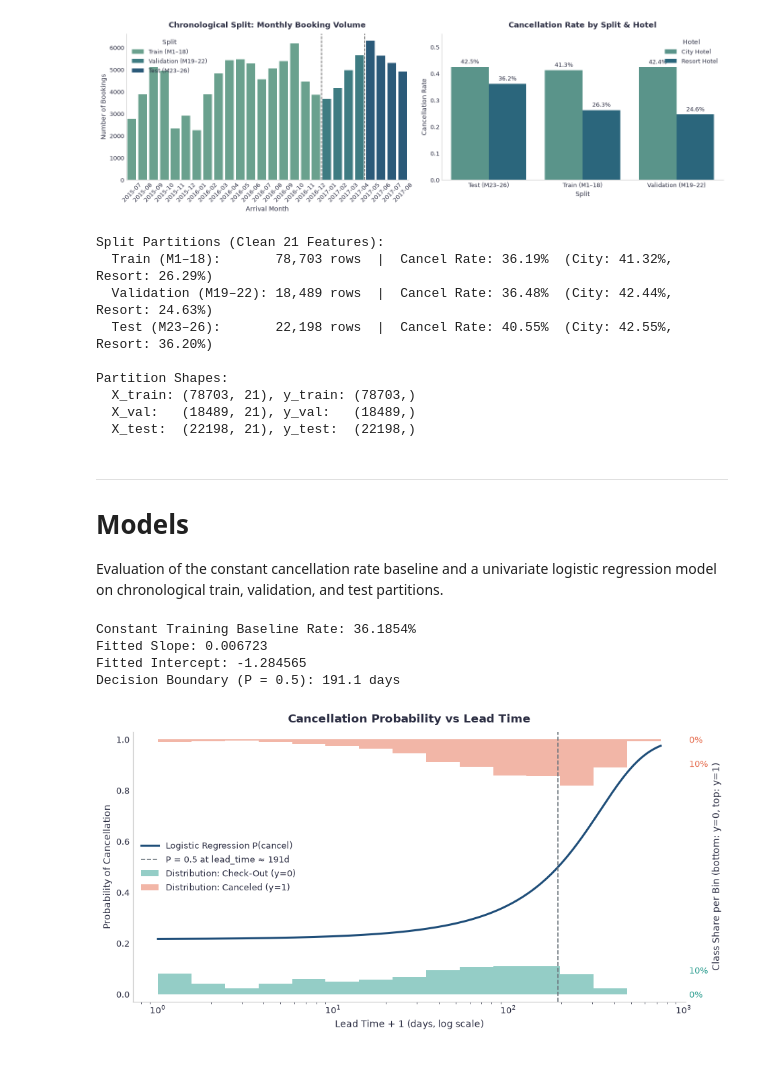
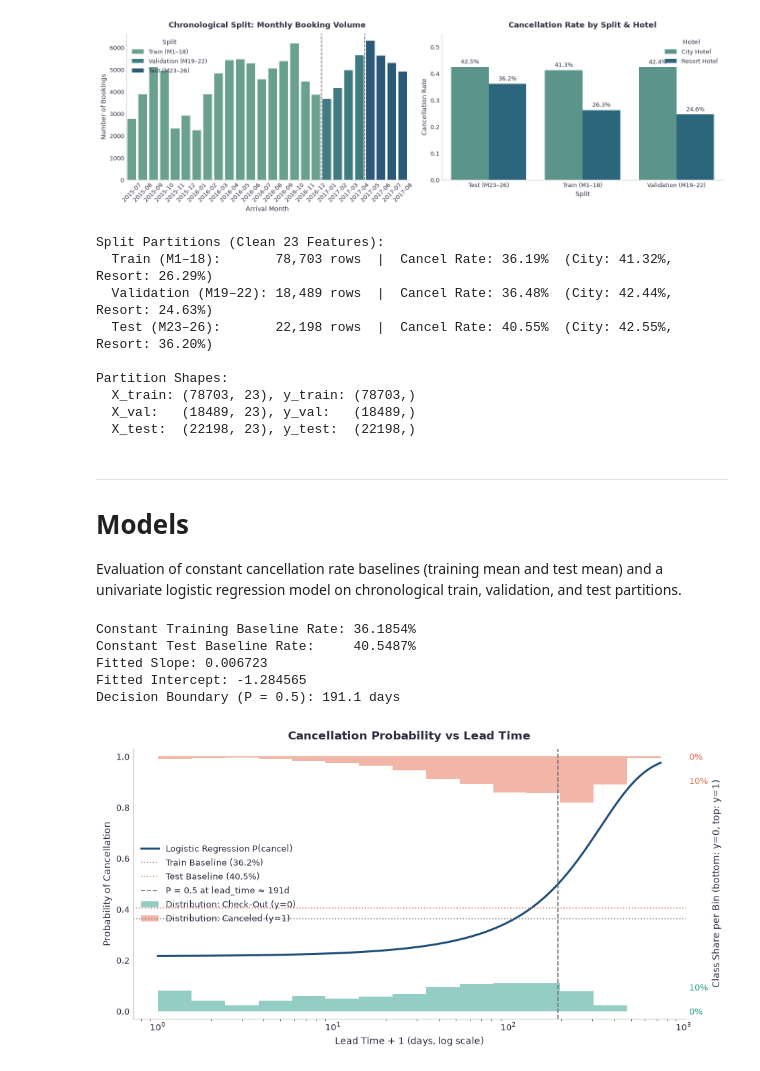
Before and after one commit to kaljumae/ids-hotel, a Jupyter notebook: notebook.ipynb, the cells around one changed output. Cells and saved outputs as stored; diff of their text form; code cells hidden in the pictures.

```diff
--- a/notebook.ipynb
+++ b/notebook.ipynb
@@ -689,10 +733,13 @@ SELECTED_FEATURES = [
     "customer_type",
     "adr",
     "total_of_special_requests",
+    "has_agent",
+    "has_company",
 ]
 
 print(f"Original shape: {df.shape}")
 print(f"Clean feature matrix shape: ({len(df)}, {len(SELECTED_FEATURES)})")
+print(f"Missing values in clean feature set: {df[SELECTED_FEATURES].isnull().sum().sum()} (0 nulls)")
 print(f"\nSelected Features ({len(SELECTED_FEATURES)}):\n ", SELECTED_FEATURES)
 print(
     f"\nDropped Leaky / Redundant Features ({len(DROP_LEAKS_AND_ADMIN)}):\n ",
@@ -800,7 +848,7 @@ train_mask = df["split"] == "Train (M1–18)"
 val_mask = df["split"] == "Validation (M19–22)"
 test_mask = df["split"] == "Test (M23–26)"
 
-# Feature matrices using the clean 21-feature set
+# Feature matrices using the clean 23-feature set
 X_train, y_train = df.loc[train_mask, SELECTED_FEATURES], df.loc[train_mask, TARGET]
 X_val, y_val = df.loc[val_mask, SELECTED_FEATURES], df.loc[val_mask, TARGET]
 X_test, y_test = df.loc[test_mask, SELECTED_FEATURES], df.loc[test_mask, TARGET]
@@ -810,7 +858,7 @@ hotel_train = df.loc[train_mask, "hotel"].values
 hotel_val = df.loc[val_mask, "hotel"].values
 hotel_test = df.loc[test_mask, "hotel"].values
 
-print("Split Partitions (Clean 21 Features):")
+print("Split Partitions (Clean 23 Features):")
 print(
     f"  Train (M1–18):       {len(X_train):,d} rows  |  Cancel Rate: {y_train.mean():.2%}  (City: {df.loc[train_mask & (df['hotel'] == 'City Hotel'), TARGET].mean():.2%}, Resort: {df.loc[train_mask & (df['hotel'] == 'Resort Hotel'), TARGET].mean():.2%})"
 )
@@ -825,26 +873,30 @@ print(f"  X_train: {X_train.shape}, y_train: {y_train.shape}")
 print(f"  X_val:   {X_val.shape}, y_val:   {y_val.shape}")
 print(f"  X_test:  {X_test.shape}, y_test:  {y_test.shape}")
 # %% [output]
-Split Partitions (Clean 21 Features):
+Split Partitions (Clean 23 Features):
   Train (M1–18):       78,703 rows  |  Cancel Rate: 36.19%  (City: 41.32%, Resort: 26.29%)
   Validation (M19–22): 18,489 rows  |  Cancel Rate: 36.48%  (City: 42.44%, Resort: 24.63%)
   Test (M23–26):       22,198 rows  |  Cancel Rate: 40.55%  (City: 42.55%, Resort: 36.20%)
 
 Partition Shapes:
-  X_train: (78703, 21), y_train: (78703,)
-  X_val:   (18489, 21), y_val:   (18489,)
-  X_test:  (22198, 21), y_test:  (22198,)
+  X_train: (78703, 23), y_train: (78703,)
+  X_val:   (18489, 23), y_val:   (18489,)
+  X_test:  (22198, 23), y_test:  (22198,)
 # %% [markdown]
 ---
 # Models
 
-Evaluation of the constant cancellation rate baseline and a univariate logistic regression model on chronological train, validation, and test partitions.
+Evaluation of constant cancellation rate baselines (training mean and test mean) and a univariate logistic regression model on chronological train, validation, and test partitions.
 # %%
-# Constant Baseline & Univariate Logistic Regression Models
+# Constant Baselines & Univariate Logistic Regression Models
 
-# Constant Cancellation Rate Baseline
+# Constant Cancellation Rate Baseline (Training Mean)
 p_train_const = y_train.mean()
 print(f"Constant Training Baseline Rate: {p_train_const:.4%}")
+
+# Constant Test Mean Baseline (Test Target Mean)
+p_test_const = y_test.mean()
+print(f"Constant Test Baseline Rate:     {p_test_const:.4%}")
 
 # Univariate Logistic Regression on lead_time
 logit_model = LogisticRegression()
@@ -902,6 +954,22 @@ ax.plot(
     linewidth=2.2,
     label="Logistic Regression P(cancel)",
 )
+ax.axhline(
+    p_train_const,
+    color=Theme.BASELINE_COLOR,
+    linestyle=":",
+    linewidth=1.2,
+    alpha=0.85,
+    label=f"Train Baseline ({p_train_const:.1%})",
+)
+ax.axhline(
+    p_test_const,
+    color="#e76f51",
+    linestyle=":",
+    linewidth=1.2,
+    alpha=0.85,
+    label=f"Test Baseline ({p_test_const:.1%})",
+)
 
 if slope != 0 and x_train_vals.min() < boundary + 1 < x_train_vals.max():
     ax.axvline(
@@ -917,34 +985,35 @@ ax.set_ylim(-0.03, 1.03)
 ax.set_xlabel("Lead Time + 1 (days, log scale)")
 ax.set_ylabel("Probability of Cancellation")
 ax.set_title("Cancellation Probability vs Lead Time")
 
 max_prop = max(props_0.max(), props_1.max(), 1e-12)
 prop_ticks = MaxNLocator(nbins=3, steps=[1, 2, 5, 10]).tick_values(0, max_prop)
 prop_ticks = prop_ticks[(prop_ticks >= 0) & (prop_ticks <= max_prop * 1.001)]
 
 bottom_pos = prop_ticks * scale
 top_pos = 1 - prop_ticks * scale
 tick_pos = np.concatenate([bottom_pos, top_pos])
 tick_labels = [f"{p * 100:g}%" for p in prop_ticks] * 2
 
 ax2 = ax.twinx()
 ax2.set_ylim(ax.get_ylim())
 ax2.set_yticks(tick_pos)
 ax2.set_yticklabels(tick_labels)
 ax2.set_ylabel("Class Share per Bin (bottom: y=0, top: y=1)")
 for label, pos in zip(ax2.get_yticklabels(), tick_pos):
     label.set_color(Theme.OUTCOME_COLORS[0] if pos < 0.5 else Theme.OUTCOME_COLORS[1])
 
 ax.legend(loc="center left")
 apply_grid(ax, grid="none")
 plt.tight_layout()
 plt.show()
 # %% [output]
 Constant Training Baseline Rate: 36.1854%
+Constant Test Baseline Rate:     40.5487%
 Fitted Slope: 0.006723
 Fitted Intercept: -1.284565
 Decision Boundary (P = 0.5): 191.1 days
-[figure, old version]
+[figure, new version]
 # %%
 # Evaluate Models Across Partitions & Visualize ROC Curves
 p_logit_train = logit_model.predict_proba(X_train[["lead_time"]])[:, 1]
```
Also changed, not shown: parts of 6 cells of this notebook.
